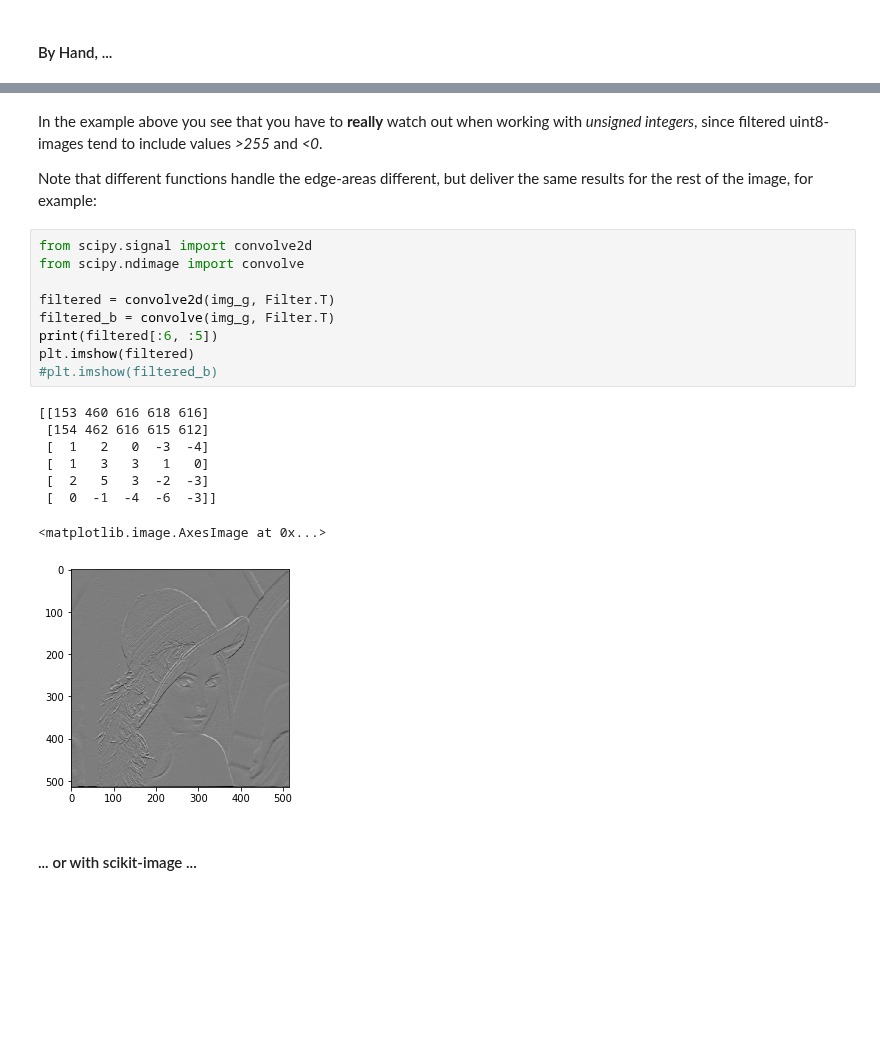
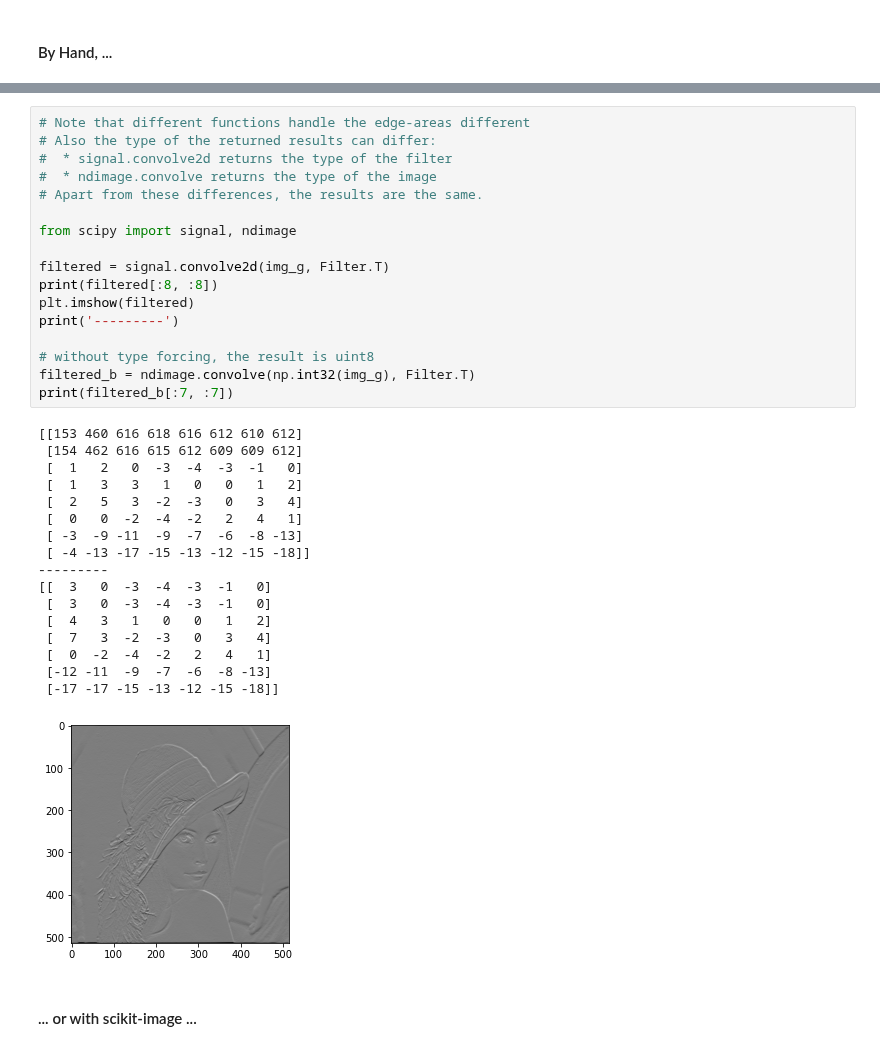
Before and after one commit to thomas-haslwanter/CSS_ipynb, a Jupyter notebook: ImgProc_1_Intro.ipynb, the cells around one changed output, grey strips where cells are left out. Saved outputs shown, nothing was run; the diff lists cells and outputs as text; blank space fills up the shorter version.

```diff
--- a/ImgProc_1_Intro.ipynb
+++ b/ImgProc_1_Intro.ipynb
@@ -331,25 +341,38 @@ axs[1].imshow(img_filtered_uint8)
-# %% [markdown]
-In the example above you see that you have to **really** watch out when working with *unsigned integers*, since filtered uint8-images tend to include values *>255* and *<0*.
-
-Note that different functions handle the edge-areas different, but deliver the same results for the rest of the image, for example:
-# %%
-from scipy.signal import convolve2d
-from scipy.ndimage import convolve
-
-filtered = convolve2d(img_g, Filter.T)
-filtered_b = convolve(img_g, Filter.T)
-print(filtered[:6, :5])
-plt.imshow(filtered)
-#plt.imshow(filtered_b)
-# %% [output]
-[[153 460 616 618 616]
- [154 462 616 615 612]
- [  1   2   0  -3  -4]
- [  1   3   3   1   0]
- [  2   5   3  -2  -3]
- [  0  -1  -4  -6  -3]]
-<matplotlib.image.AxesImage at 0x...>
-[figure, removed]
+# %%
+# Note that different functions handle the edge-areas different
+# Also the type of the returned results can differ:
+#  * signal.convolve2d returns the type of the filter
+#  * ndimage.convolve returns the type of the image
+# Apart from these differences, the results are the same.
+
+from scipy import signal, ndimage
+
+filtered = signal.convolve2d(img_g, Filter.T)
+print(filtered[:8, :8])
+plt.imshow(filtered)
+print('---------')
+
+# without type forcing, the result is uint8
+filtered_b = ndimage.convolve(np.int32(img_g), Filter.T)
+print(filtered_b[:7, :7])
+# %% [output]
+[[153 460 616 618 616 612 610 612]
+ [154 462 616 615 612 609 609 612]
+ [  1   2   0  -3  -4  -3  -1   0]
+ [  1   3   3   1   0   0   1   2]
+ [  2   5   3  -2  -3   0   3   4]
+ [  0   0  -2  -4  -2   2   4   1]
+ [ -3  -9 -11  -9  -7  -6  -8 -13]
+ [ -4 -13 -17 -15 -13 -12 -15 -18]]
+---------
+[[  3   0  -3  -4  -3  -1   0]
+ [  3   0  -3  -4  -3  -1   0]
+ [  4   3   1   0   0   1   2]
+ [  7   3  -2  -3   0   3   4]
+ [  0  -2  -4  -2   2   4   1]
+ [-12 -11  -9  -7  -6  -8 -13]
+ [-17 -17 -15 -13 -12 -15 -18]]
+[figure, added]
 # %% [markdown]
 #### ... or with scikit-image ...
 # %% [markdown]
```
Also changed, not shown: parts of 35 cells of this notebook, 12 other files.
